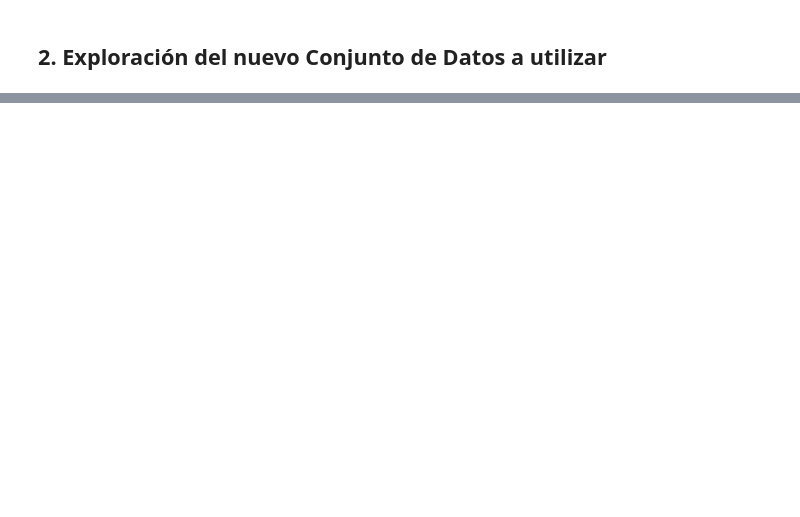
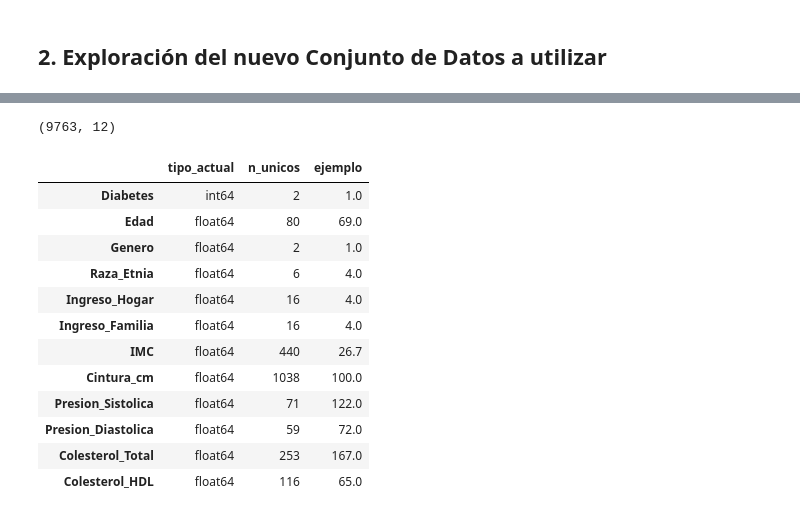
Before and after one commit to Alixguti9620/MIAD-DSA-Metabolic-Health-Explorer, a Jupyter notebook: scripts/06_Exploracion_complementaria_nhanes.ipynb, the cells around one changed output, grey strips where cells are left out. Cells and saved outputs as stored; diff of their text form; code cells hidden in the pictures; blank space fills up the shorter version.

```diff
--- a/scripts/06_Exploracion_complementaria_nhanes.ipynb
+++ b/scripts/06_Exploracion_complementaria_nhanes.ipynb
@@ -388,0 +433,24 @@ df_consolidado.to_csv(RUTA_RAW / "NHANES_consolidado.csv", index=False)
+# %%
+df = pd.read_csv(RUTA_RAW / "NHANES_consolidado.csv")
+print(df.shape)
+
+pd.DataFrame({
+    "tipo_actual": df.dtypes.astype(str),
+    "n_unicos": df.nunique(),
+    "ejemplo": df.iloc[0],
+})
+# %% [output]
+(9763, 12)
+|  | tipo_actual | n_unicos | ejemplo |
+| Diabetes | int64 | 2 | 1.0 |
+| Edad | float64 | 80 | 69.0 |
+| Genero | float64 | 2 | 1.0 |
+| Raza_Etnia | float64 | 6 | 4.0 |
+| Ingreso_Hogar | float64 | 16 | 4.0 |
+| Ingreso_Familia | float64 | 16 | 4.0 |
+| IMC | float64 | 440 | 26.7 |
+| Cintura_cm | float64 | 1038 | 100.0 |
+| Presion_Sistolica | float64 | 71 | 122.0 |
+| Presion_Diastolica | float64 | 59 | 72.0 |
+| Colesterol_Total | float64 | 253 | 167.0 |
+| Colesterol_HDL | float64 | 116 | 65.0 |
```
Also changed, not shown: parts of 21 cells of this notebook, 1 other file.
